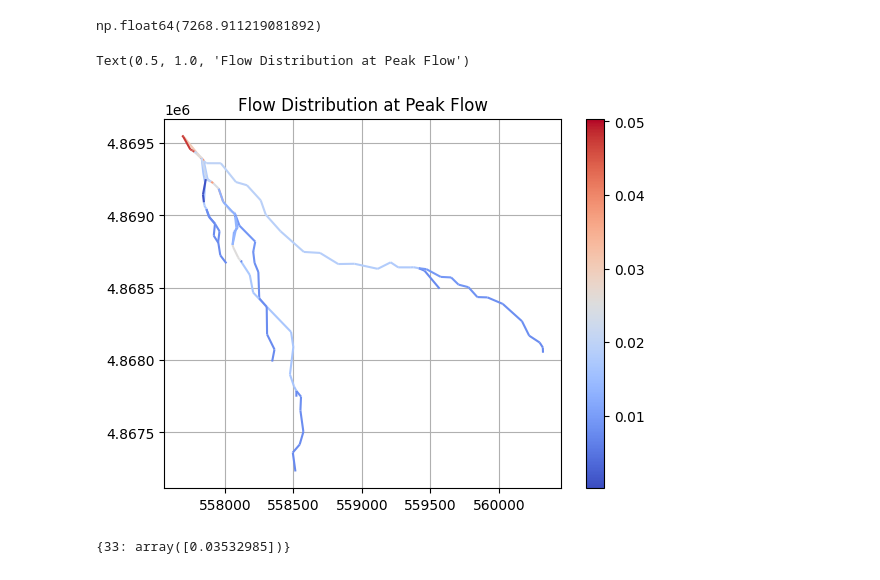
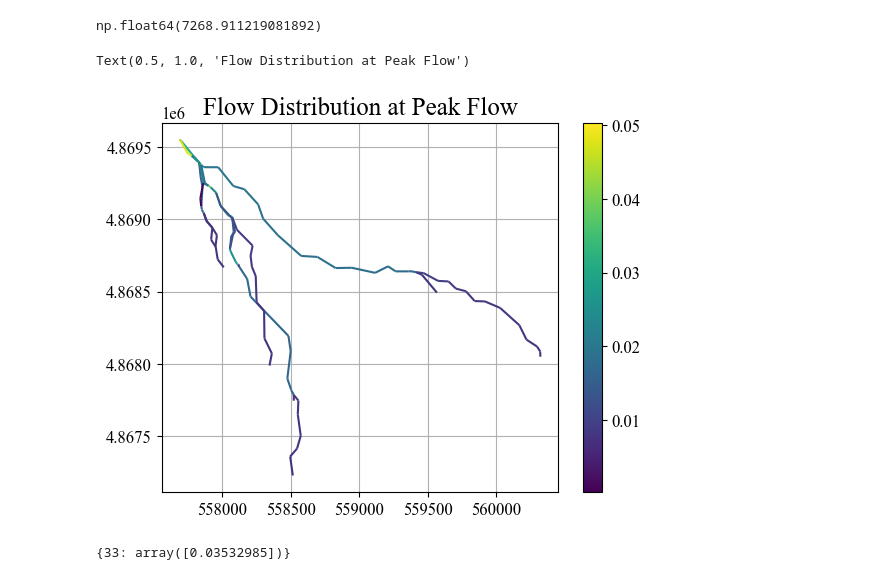
Before and after one commit to jhuang523/UMNBearSpring, a Jupyter notebook: openkarst/steady_state/conduit_geometry_setup.ipynb, the cells around one changed output. Drawn from its saved outputs; the diff is of its cells as text; code cells hidden in the pictures.

```diff
--- a/openkarst/steady_state/conduit_geometry_setup.ipynb
+++ b/openkarst/steady_state/conduit_geometry_setup.ipynb
@@ -270,13 +272,14 @@ plt.title("Linear reservoir recharge partitioning")
 Text(0.5, 1.0, 'Linear reservoir recharge partitioning')
 [figure]
 # %%
-plt.rcParams['font.family'] = 'DejaVu Sans'
+plt.rcParams['font.family'] = 'Times New Roman'
 plt.rcParams['font.size'] = 14            # main text size
 plt.rcParams['axes.labelsize'] = 16       # axis labels
 plt.rcParams['axes.titlesize'] = 18       # title
 plt.rcParams['legend.fontsize'] = 12
 plt.rcParams['xtick.labelsize'] = 12
 plt.rcParams['ytick.labelsize'] = 12
+plt.rcParams['mathtext.fontset'] = 'stix'
 
 # Keep text editable in SVG for Inkscape
 plt.rcParams['svg.fonttype'] = 'none'
@@ -293,7 +296,7 @@ colors = {
 fig, ax = plt.subplots(2,1, figsize = (10,8), sharex=True, gridspec_kw={'hspace': 0.0})
 
 ax[0].fill_between(x =pulse.date, y1 =  pulse['R_l [V/T]']/86400 + pulse['R_h [V/T]']/86400, color = colors['precip'], label = 'Net Precipitation')
-ax[0].set_ylabel(r"$m^3/s$")
+ax[0].set_ylabel(r"m$^3$/s")
 ax[0].set_ylim(0,0.25)
 ax[0].legend()
 # ax[0].set_title("Net Precipitation")
@@ -303,10 +306,10 @@ ax[1].fill_between(pulse.date, y1 = pulse['Q_l [V/T]']/86400, label = 'Diffuse C
 
 ax[1].fill_between(pulse.date, y1 = pulse['R_h [V/T]']/86400 + pulse['Q_l [V/T]']/86400, y2 = pulse['Q_l [V/T]']/86400, label = 'Point Conduit Recharge', color = colors['R_H'])
 ax[1].legend()
-ax[1].set_ylim(0,0.2)
+ax[1].set_ylim(0,0.1)
 # sns.lineplot(x = , y =, label = "Aquifer Recharge")
 plt.xlabel("Time (d)")
-plt.ylabel(r"$m^3/s$")
+plt.ylabel(r"m$^3$/s")
 # ax[1].set_title("Conduit Recharge")
 # sns.lineplot(ss, x = 'date', y = 'R_h [L/T]')
 # %% [output]
@@ -449,13 +452,13 @@ network1.edges['avg_h'] = (network1.edges['to_h'] + network1.edges['from_h']) /
 Q_ts = Q1[ts]
 network1.edges['Q'] = np.abs(Q_ts[network1.edges.index])
 # %%
-ax =plot_2D_network(network1.nodes, network1.edges, edge_color = 'Q')
+ax =plot_2D_network(network1.nodes, network1.edges, edge_color = 'Q', palette = 'viridis')
 plt.title("Flow Distribution at Peak Flow")
-plt.xlim(557500,558500)
-plt.ylim(4868300)
+# plt.xlim(557500,558500)
+# plt.ylim(4868300)
 # %% [output]
 Text(0.5, 1.0, 'Flow Distribution at Peak Flow')
-[figure, old version]
+[figure, new version]
 # %%
 outlet_flow(network1, np.array([input_data1['initial_flowrate']]))
 # %% [output]
```
Also changed, not shown: parts of 4 cells of this notebook, 49 other files.
